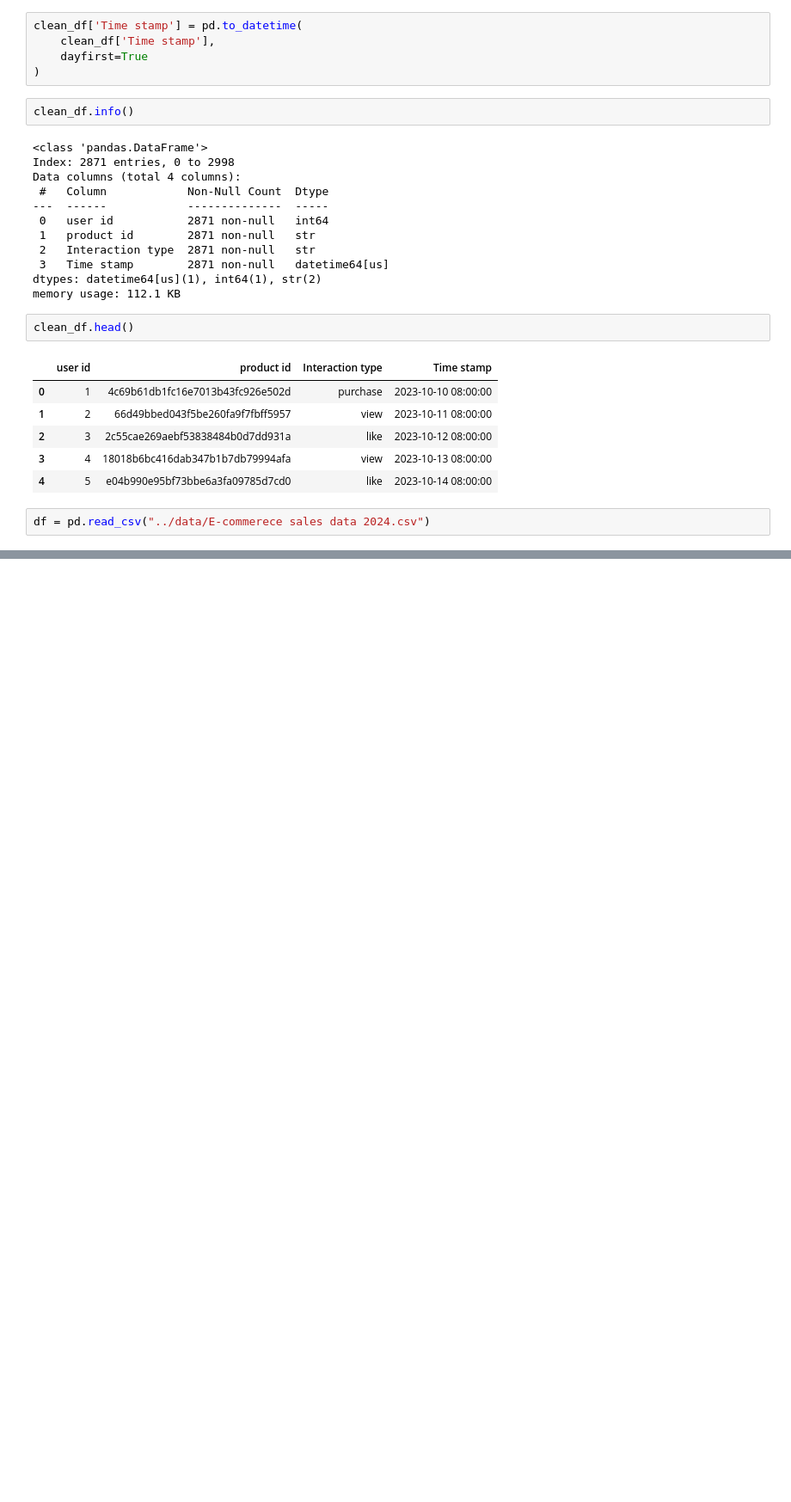
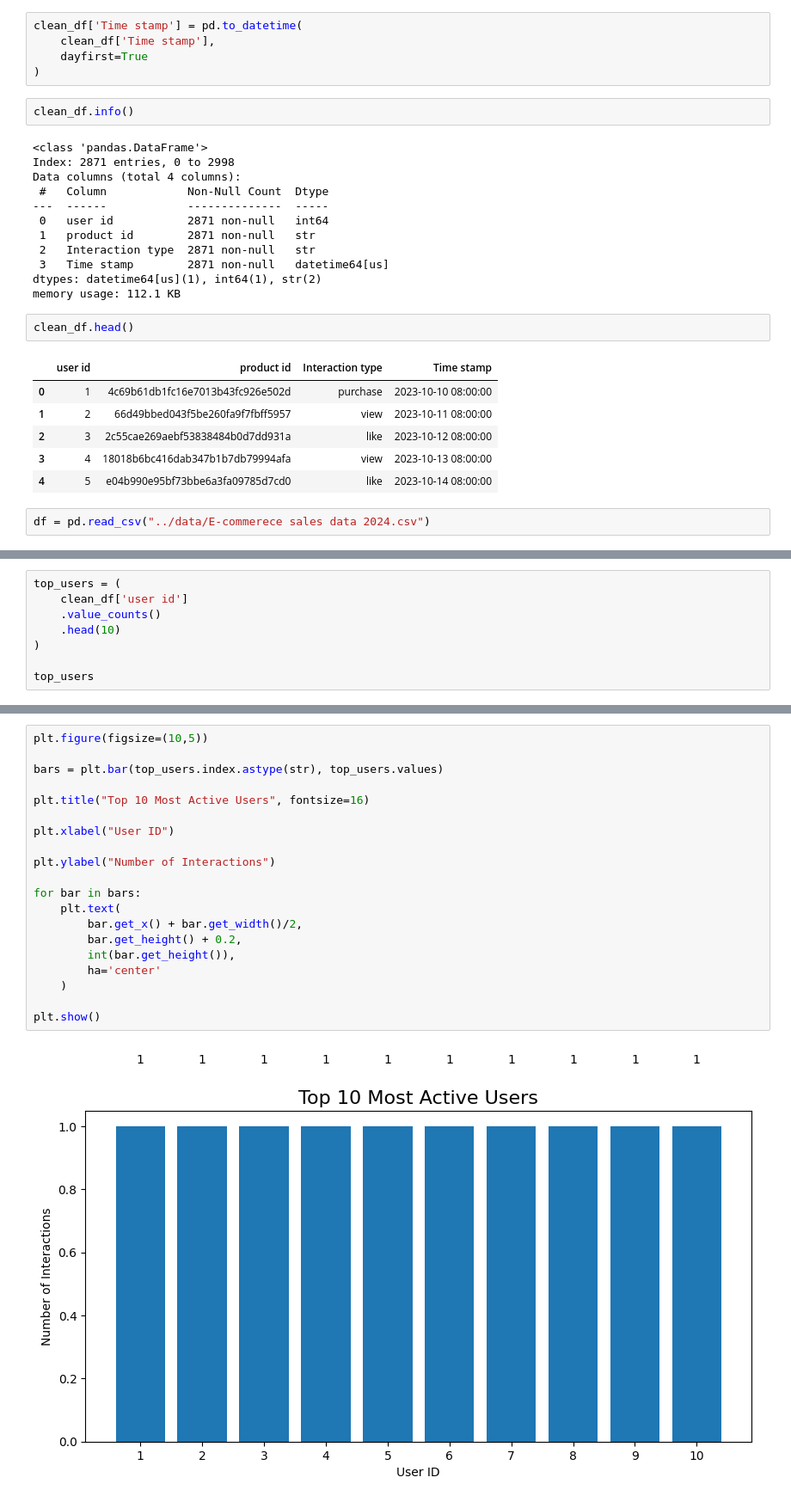
Before and after one commit to zzshukla/ecommerce-user-behavior-analysis, a Jupyter notebook: notebook/Ecommerce_User_Behavior_Analysis.ipynb, the cells around one changed output, grey strips where cells are left out. Shown at 86% size. Cells and saved outputs as stored; diff of their text form; blank space fills up the shorter version.

```diff
--- a/notebook/Ecommerce_User_Behavior_Analysis.ipynb
+++ b/notebook/Ecommerce_User_Behavior_Analysis.ipynb
@@ -129,0 +315,8 @@ df = pd.read_csv("../data/E-commerece sales data 2024.csv")
+# %%
+top_users = (
+    clean_df['user id']
+    .value_counts()
+    .head(10)
+)
+
+top_users
@@ -129,0 +336,22 @@ df = pd.read_csv("../data/E-commerece sales data 2024.csv")
+# %%
+plt.figure(figsize=(10,5))
+
+bars = plt.bar(top_users.index.astype(str), top_users.values)
+
+plt.title("Top 10 Most Active Users", fontsize=16)
+
+plt.xlabel("User ID")
+
+plt.ylabel("Number of Interactions")
+
+for bar in bars:
+    plt.text(
+        bar.get_x() + bar.get_width()/2,
+        bar.get_height() + 0.2,
+        int(bar.get_height()),
+        ha='center'
+    )
+
+plt.show()
+# %% [output]
+[figure, added]
```
Also changed, not shown: parts of 27 cells of this notebook.
